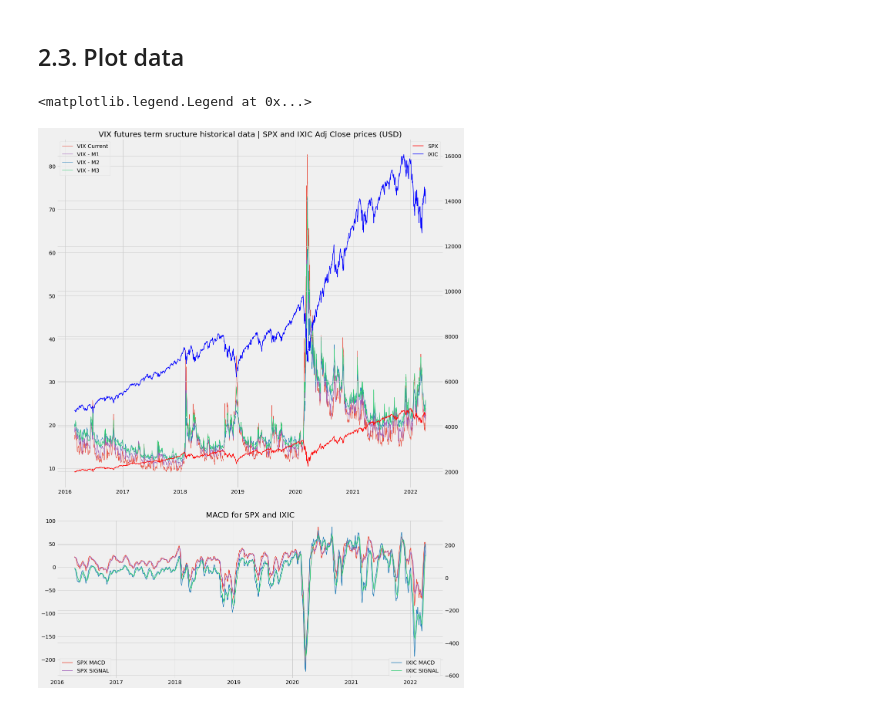
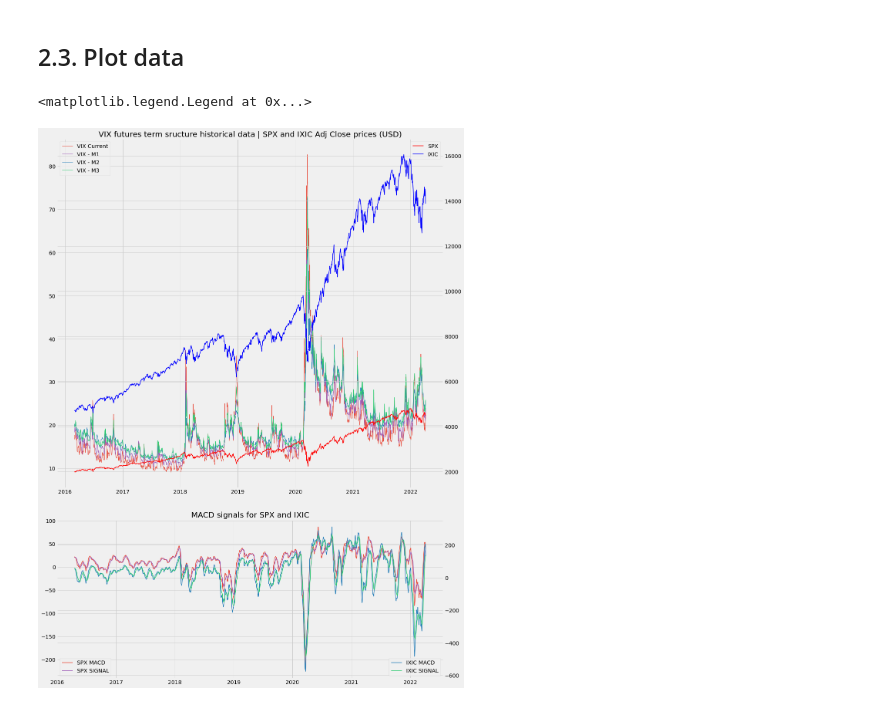
Before and after one commit to ayoubbensakhria/finance_algo, a Jupyter notebook: VIX_futures_term_struct_trading_strategy_WQU690_Capstone_Experiment_1.ipynb, the cells around one changed output. Drawn from its saved outputs; the diff is of its cells as text; code cells hidden in the pictures.

```diff
--- a/VIX_futures_term_struct_trading_strategy_WQU690_Capstone_Experiment_1.ipynb
+++ b/VIX_futures_term_struct_trading_strategy_WQU690_Capstone_Experiment_1.ipynb
@@ -154,32 +154,32 @@ df.tail()
 # documentation -> https://matplotlib.org/3.1.1/api/_as_gen/matplotlib.pyplot.subplot2grid.html
 # Axe VIX with M1, M2, M3 maturities
 plt.figure(figsize=(16,24))
 vix_values = plt.subplot2grid((3, 1), (0,0),  colspan = 1, rowspan = 2)
 vix_values.plot(df['VIX'], color = '#E74C3C', linewidth = 1,  label = 'VIX Current')
 vix_values.plot(df['M1'], color = '#9B59B6', linewidth = 1, label = 'VIX - M1')
 vix_values.plot(df['M2'], color = '#2980B9', linewidth = 1, label = 'VIX - M2')
 vix_values.plot(df['M3'], color = '#2ECC71', linewidth = 1,  label = 'VIX - M3')
 plt.legend(loc = 'upper left')
 
 # Axe prices: SPX and IXIC Close Prices
 axe_prices = vix_values.twinx()
 axe_prices.plot(df['SPX'], color = 'red', linewidth = 1.5, label = 'SPX')
 axe_prices.plot(df['IXIC'], color = 'blue', linewidth = 1.5, label = 'IXIC')
 # add titles to subplots
 axe_prices.set_title('VIX futures term sructure historical data | SPX and IXIC Adj Close prices (USD)')
 # set legend position
 plt.legend(loc = 'upper right')
 
 # Plot MACD
 axe_spx_macd = plt.subplot2grid((3, 1), (2,0),  colspan = 1)
 axe_spx_macd.plot(df['spx_macd'], color = '#E74C3C', linewidth = 1.5, label = 'SPX MACD')
 axe_spx_macd.plot(df['spx_signal'], color = '#9B59B6', linewidth = 1.5, label = 'SPX SIGNAL')
 plt.legend(loc = 'lower left')
 axe_ixic_macd = axe_spx_macd.twinx()
 axe_ixic_macd.plot(df['ixic_macd'], color = '#2980B9', linewidth = 1.5, label = 'IXIC MACD')
 axe_ixic_macd.plot(df['ixic_signal'], color = '#2ECC71', linewidth = 1.5, label = 'IXIC SIGNAL')
-axe_ixic_macd.set_title('MACD for SPX and IXIC')
+axe_ixic_macd.set_title('MACD signals for SPX and IXIC')
 plt.legend(loc = 'lower right')
 # %% [output]
 <matplotlib.legend.Legend at 0x...>
-[figure, old version]
+[figure, new version]
```
Also changed, not shown: parts of 2 cells of this notebook.
